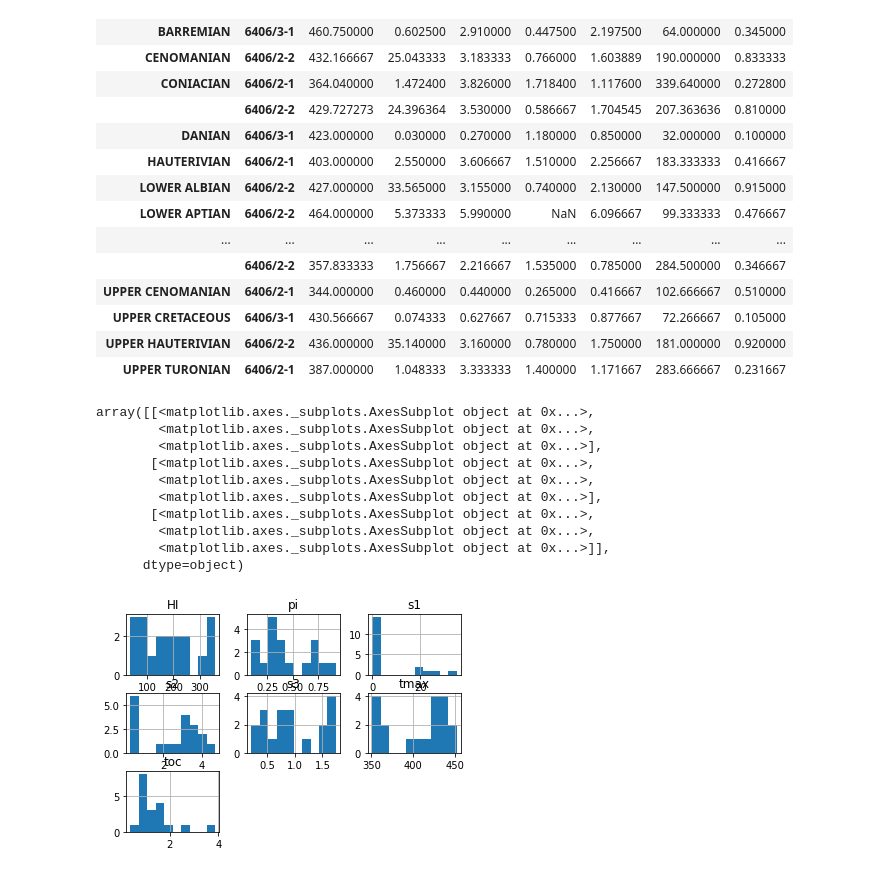
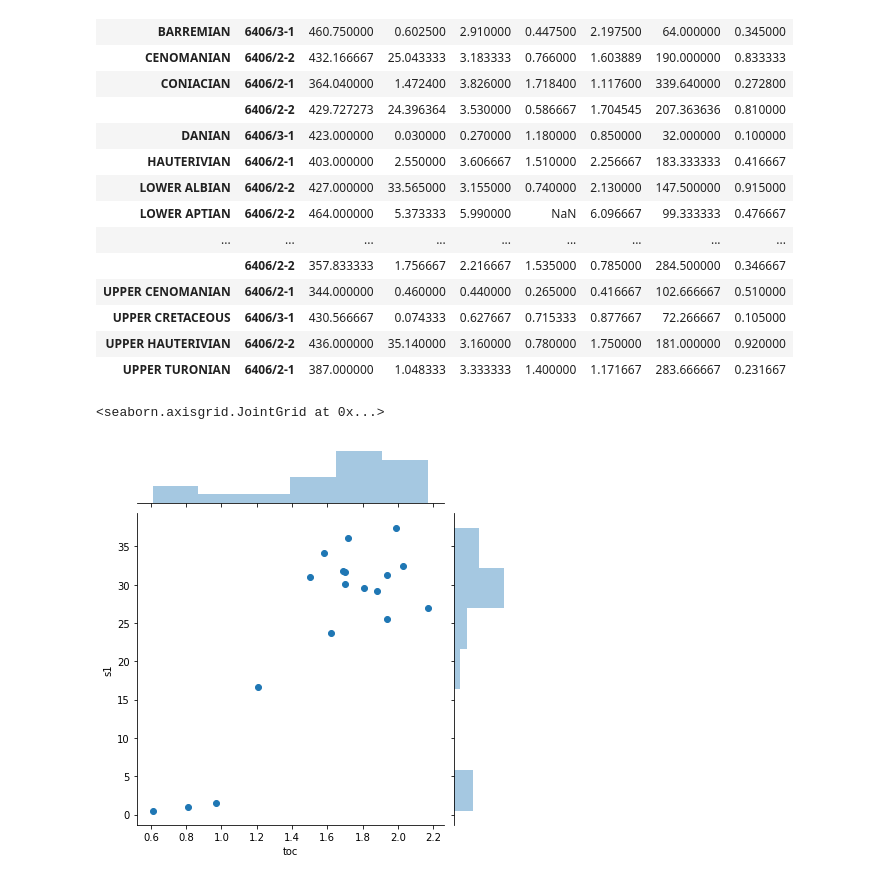
Before and after one commit to ABDunbar/Chronostrat-RE-data-merge, a Jupyter notebook: Excel_import.ipynb, the cells around one changed output. Cells and saved outputs as stored; diff of their text form; code cells hidden in the pictures.

```diff
--- a/Excel_import.ipynb
+++ b/Excel_import.ipynb
@@ -85,0 +136,3 @@ dtype: int64
+# %%
+merge['s3x'] = merge.groupby(['Well','Period'])['s3'].transform(lambda x: x.fillna(x.median()))
+merge.sample(10)
@@ -85,0 +198,3 @@ dtype: int64
+# %%
+merge['tmaxx'] = merge.groupby(['Well','Period'])['tmax'].transform(lambda x: x.fillna(x.median()))
+null_data = merge[np.logical_or.reduce(merge.isnull(), axis=1)]
@@ -327,17 +439,8 @@ merge.groupby(['Period','Well'])['tmax','s1','s2','s3','toc','HI','pi'].mean()
 | UPPER CRETACEOUS | 6406/3-1 | 430.566667 | 0.074333 | 0.627667 | 0.715333 | 0.877667 | 72.266667 | 0.105000 |
 | UPPER HAUTERIVIAN | 6406/2-2 | 436.000000 | 35.140000 | 3.160000 | 0.780000 | 1.750000 | 181.000000 | 0.920000 |
 | UPPER TURONIAN | 6406/2-1 | 387.000000 | 1.048333 | 3.333333 | 1.400000 | 1.171667 | 283.666667 | 0.231667 |
-# %%
-merge.groupby(['Well','Formation (NPD)'])['tmax','s1','s2','s3','toc','HI','pi'].mean().hist()
-# %% [output]
-array([[<matplotlib.axes._subplots.AxesSubplot object at 0x...>,
-        <matplotlib.axes._subplots.AxesSubplot object at 0x...>,
-        <matplotlib.axes._subplots.AxesSubplot object at 0x...>],
-       [<matplotlib.axes._subplots.AxesSubplot object at 0x...>,
-        <matplotlib.axes._subplots.AxesSubplot object at 0x...>,
-        <matplotlib.axes._subplots.AxesSubplot object at 0x...>],
-       [<matplotlib.axes._subplots.AxesSubplot object at 0x...>,
-        <matplotlib.axes._subplots.AxesSubplot object at 0x...>,
-        <matplotlib.axes._subplots.AxesSubplot object at 0x...>]],
-      dtype=object)
-[figure, removed]
+# %%
+sns.jointplot(merge[ merge['Period'] == 'CENOMANIAN']['toc'], merge [merge['Period'] == 'CENOMANIAN']['s1'] )
+# %% [output]
+<seaborn.axisgrid.JointGrid at 0x...>
+[figure, added]
```
Also changed, not shown: parts of 40 cells of this notebook.
